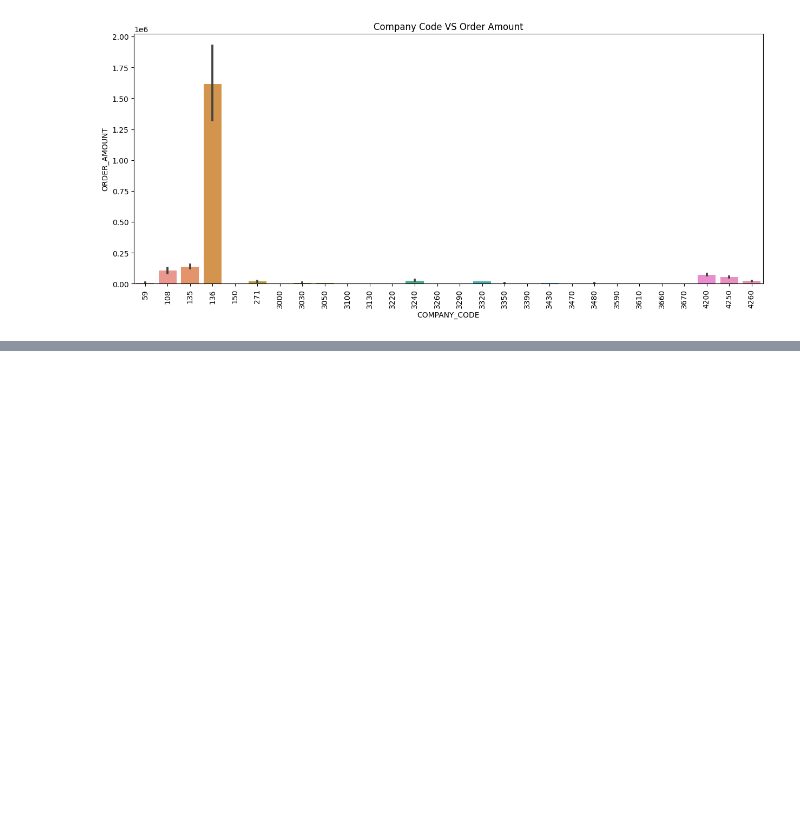
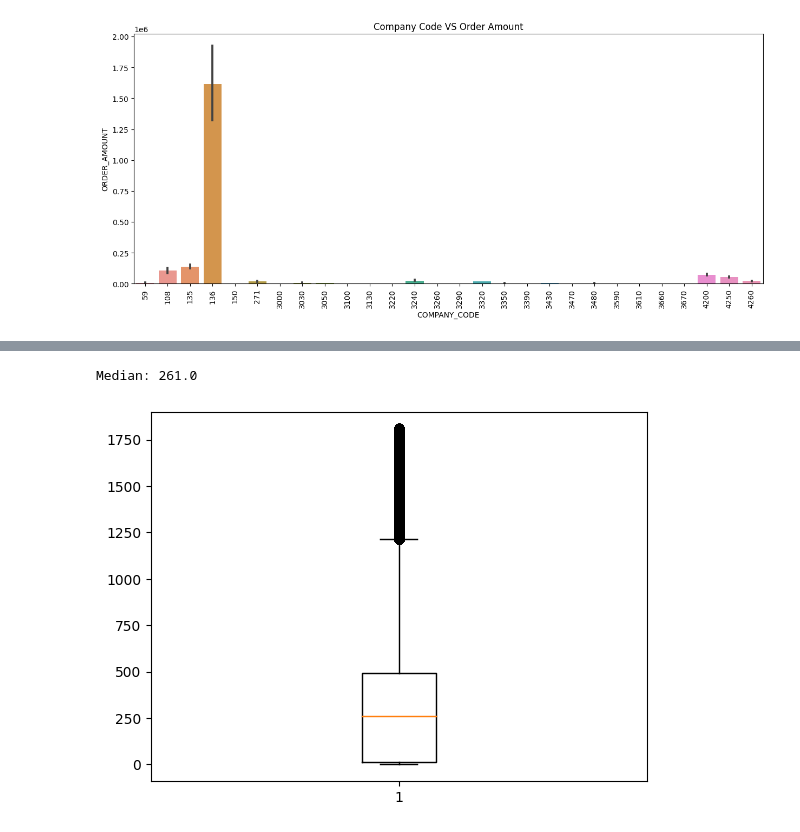
Before and after one commit to pratayyy/ABC-Products, a Jupyter notebook: ML/Order_Amount_Prediction.ipynb, the cells around one changed output, grey strips where cells are left out. Saved outputs shown, nothing was run; the diff lists cells and outputs as text; code cells hidden in the pictures; blank space fills up the shorter version.

```diff
--- a/ML/Order_Amount_Prediction.ipynb
+++ b/ML/Order_Amount_Prediction.ipynb
@@ -297,0 +316,5 @@ plt.show()
+# %%
+outlier_index = df[(df['amount_in_usd'] < lower_bound) | (df['amount_in_usd'] > upper_bound)].index
+
+print("Total Outliers:", len(outlier_index))
+print("Index of outliers:", outlier_index)
@@ -297,0 +329,10 @@ plt.show()
+# %%
+print("Median:", df['amount_in_usd'].median())
+# %% [output]
+Median: 261.0
+# %%
+df.loc[outlier_index, 'amount_in_usd'] = df['amount_in_usd'].median()
+# %%
+plt.boxplot(df['amount_in_usd']);
+# %% [output]
+[figure, added]
```
Also changed, not shown: parts of 11 cells of this notebook.
